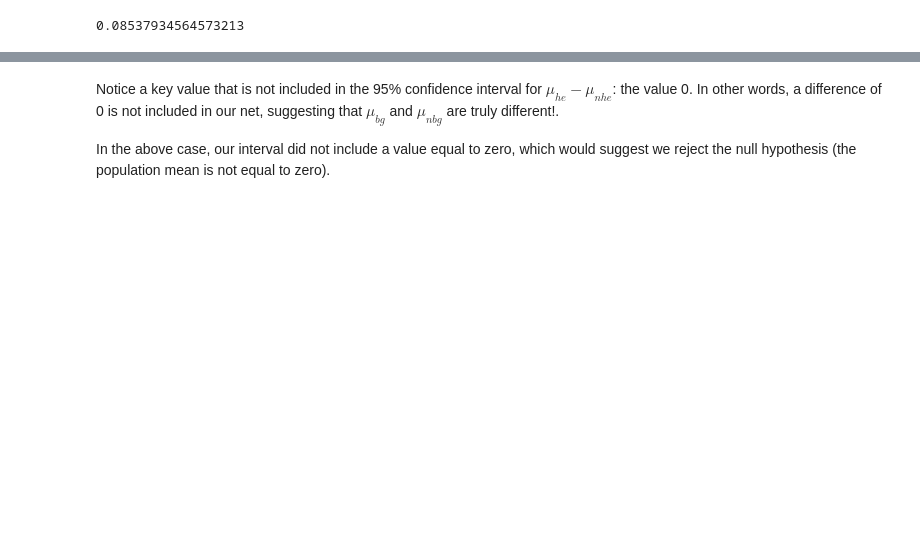
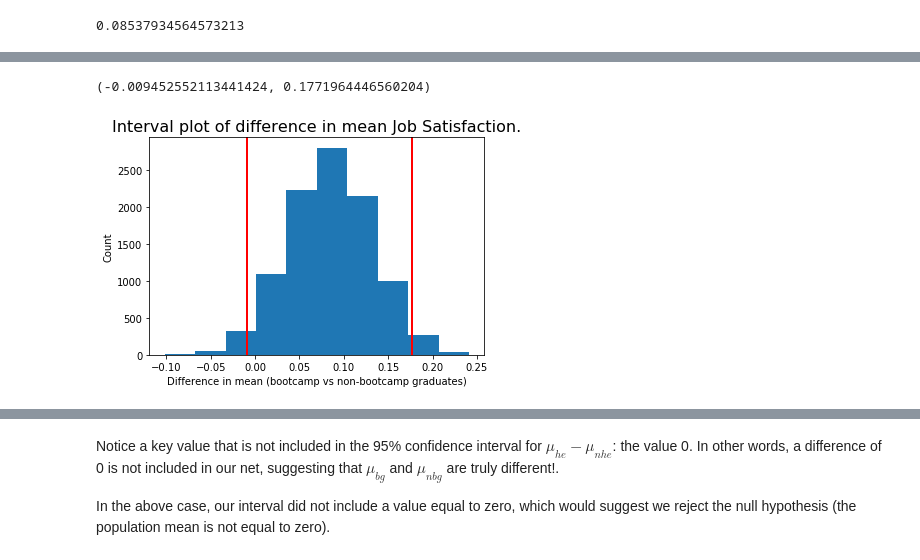
Before and after one commit to Marvykalu/DataScience_Projects, a Jupyter notebook: stackoverflow_developer_survey_2017/Inferential_Statistics.ipynb, the cells around one changed output, grey strips where cells are left out. Saved outputs shown, nothing was run; the diff lists cells and outputs as text; code cells hidden in the pictures; blank space fills up the shorter version.

```diff
--- a/stackoverflow_developer_survey_2017/Inferential_Statistics.ipynb
+++ b/stackoverflow_developer_survey_2017/Inferential_Statistics.ipynb
@@ -111,0 +189,14 @@ plt.hist(null_vals);
+# %%
+low,high = np.percentile(diffs, 2.5), np.percentile(diffs,97.5)
+low, high
+# %% [output]
+(-0.009452552113441424, 0.1771964446560204)
+# %%
+plt.hist(diffs);
+plt.axvline(x=low, color='r', linewidth=2);
+plt.axvline(x=high, color='r', linewidth=2);
+plt.title('Interval plot of difference in mean Job Satisfaction.', fontsize=16)
+plt.xlabel('Difference in mean (bootcamp vs non-bootcamp graduates)');
+plt.ylabel('Count');
+# %% [output]
+[figure, added]
```
Also changed, not shown: parts of 51 cells of this notebook, 1 other file.
